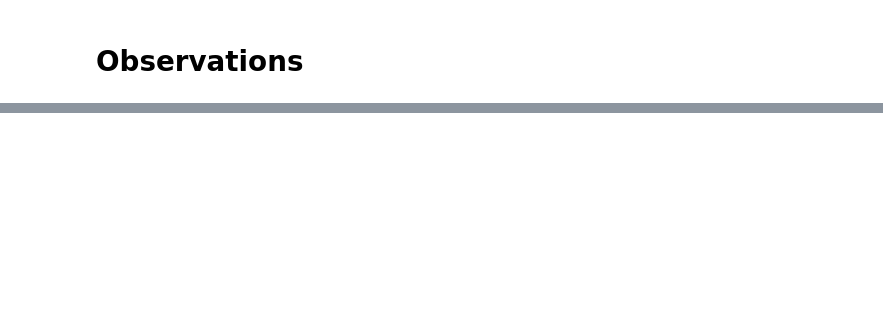
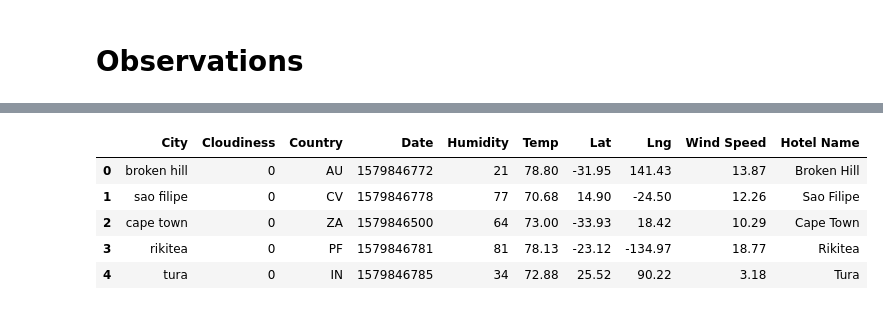
Before and after one commit to danielymiranda/python-api-challenge, a Jupyter notebook: Python-API-Challenge.ipynb, the cells around one changed output, grey strips where cells are left out. Saved outputs shown, nothing was run; the diff lists cells and outputs as text; code cells hidden in the pictures; blank space fills up the shorter version.

```diff
--- a/Python-API-Challenge.ipynb
+++ b/Python-API-Challenge.ipynb
@@ -322,0 +339,6 @@ The r-squared is: -0.26505588409395764
+# %%
+narrowed_city_df = weather_data.loc[(weather_data["Temp"] > 70) & (weather_data["Temp"] < 80) & (weather_data["Cloudiness"] == 0), :]
+narrowed_city_df = narrowed_city_df.dropna(how='any')
+narrowed_city_df.reset_index(inplace=True)
+del narrowed_city_df['index']
+narrowed_city_df.head()
@@ -322,0 +352,31 @@ The r-squared is: -0.26505588409395764
+# %%
+hotellist = []
+
+for i in range(len(narrowed_city_df)):
+    lat = narrowed_city_df.loc[i]['Lat']
+    lng = narrowed_city_df.loc[i]['Lng']
+
+    params = {
+        "location": f"{lat},{lng}",
+        "radius": 5000,
+        "types" : "hotel",
+        "key": api_key_google_maps
+    }
+
+    base_url = "https://maps.googleapis.com/maps/api/place/nearbysearch/json"
+    requested = requests.get(base_url, params=params)
+    jsn = requested.json()
+    try:
+        hotellist.append(jsn['results'][0]['name'])
+    except:
+        hotellist.append("")
+narrowed_city_df["Hotel Name"] = hotellist
+narrowed_city_df = narrowed_city_df.dropna(how='any')
+narrowed_city_df.head()
+# %% [output]
+|  | City | Cloudiness | Country | Date | Humidity | Temp | Lat | Lng | Wind Speed | Hotel Name |
+| 0 | broken hill | 0 | AU | 1579846772 | 21 | 78.80 | -31.95 | 141.43 | 13.87 | Broken Hill |
+| 1 | sao filipe | 0 | CV | 1579846778 | 77 | 70.68 | 14.90 | -24.50 | 12.26 | Sao Filipe |
+| 2 | cape town | 0 | ZA | 1579846500 | 64 | 73.00 | -33.93 | 18.42 | 10.29 | Cape Town |
+| 3 | rikitea | 0 | PF | 1579846781 | 81 | 78.13 | -23.12 | -134.97 | 18.77 | Rikitea |
+| 4 | tura | 0 | IN | 1579846785 | 34 | 72.88 | 25.52 | 90.22 | 3.18 | Tura |
```
Also changed, not shown: parts of 23 cells of this notebook.
